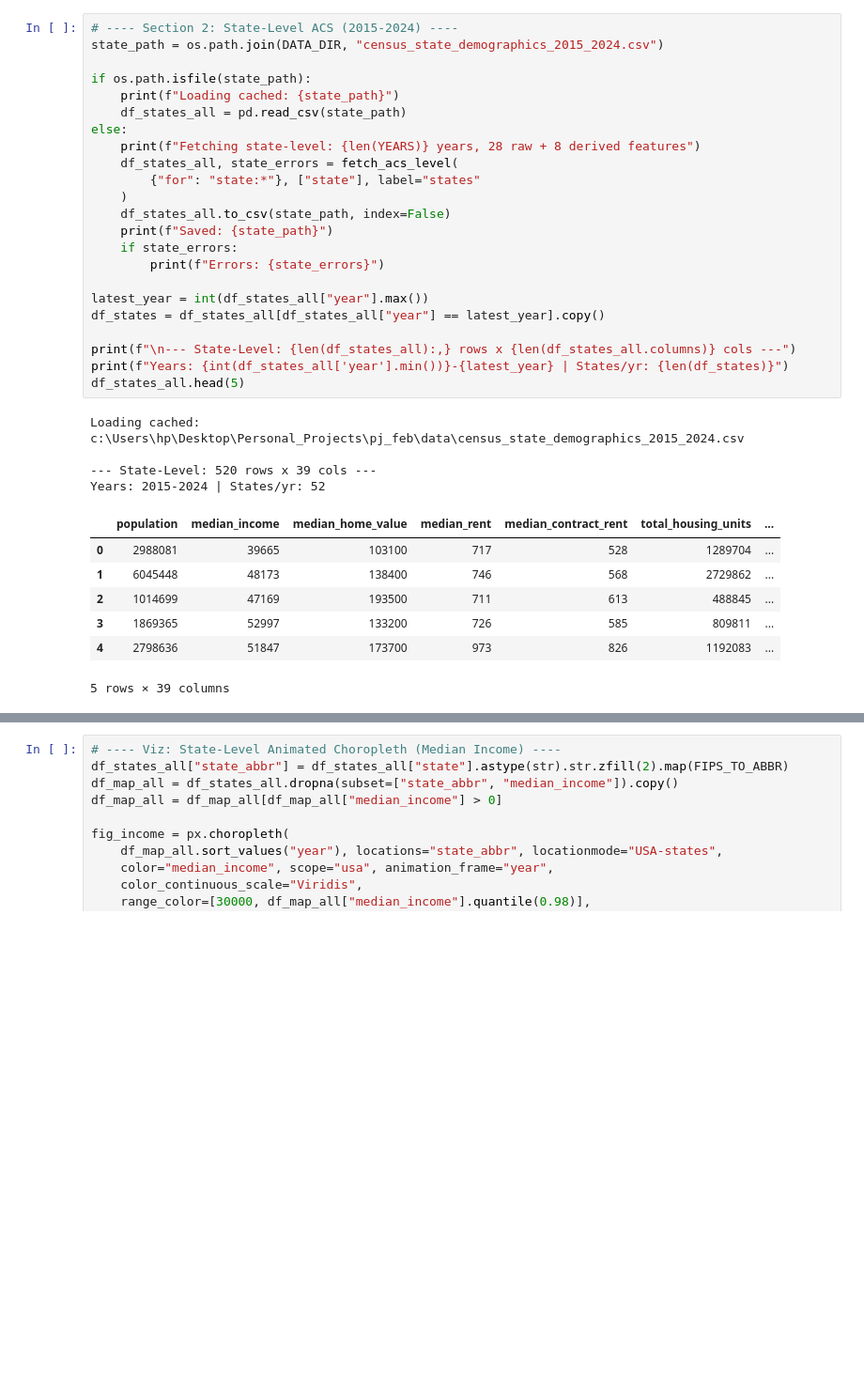
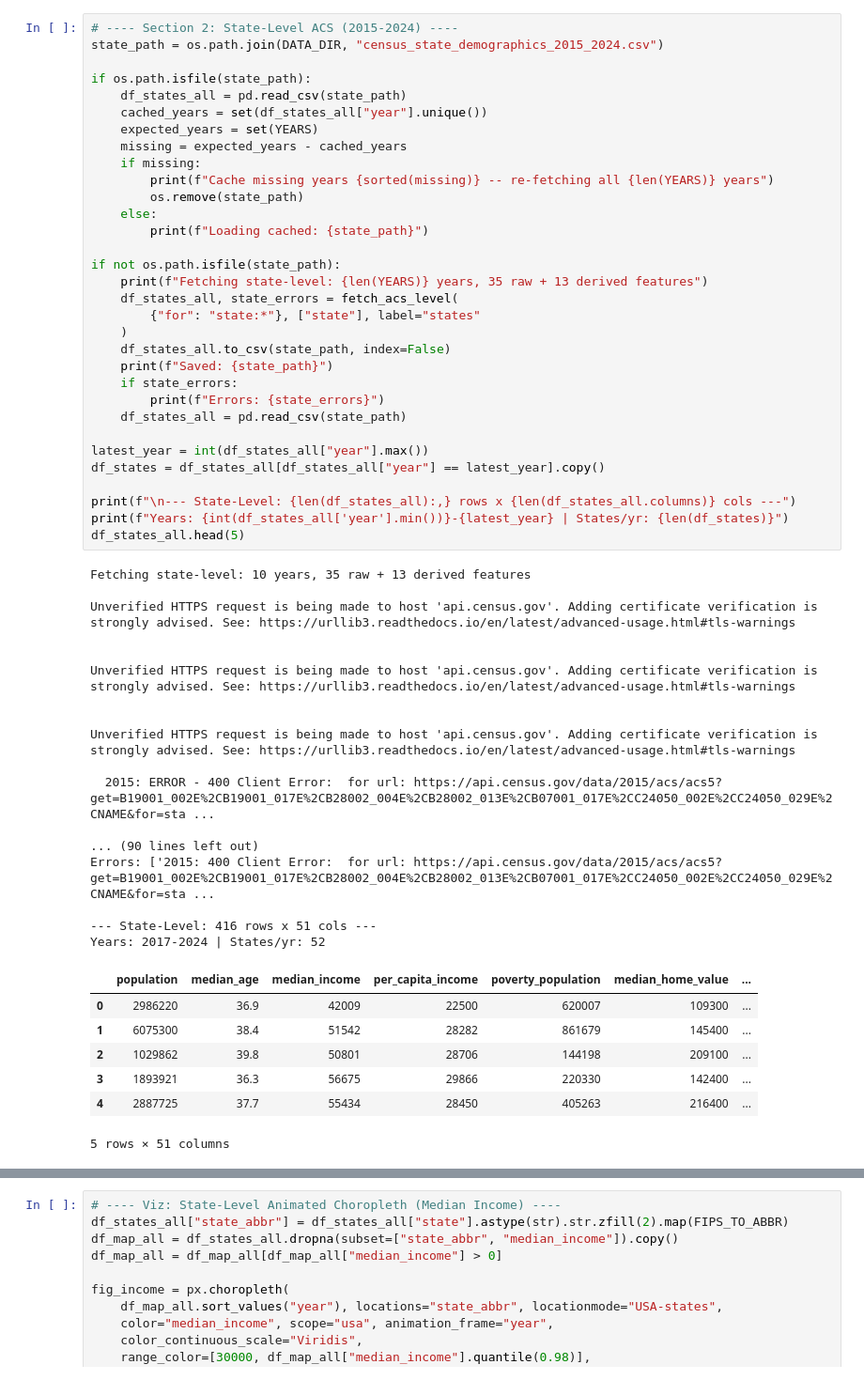
Before and after one commit to 03-ng-31/git_practice, a Jupyter notebook: 06_census_data_pipeline.ipynb, the cells around one changed output, grey strips where cells are left out. Shown at 94% size. Saved outputs shown, nothing was run; the diff lists cells and outputs as text; blank space fills up the shorter version.

```diff
--- a/06_census_data_pipeline.ipynb
+++ b/06_census_data_pipeline.ipynb
@@ -420,35 +523,57 @@ else:
 # %%
 # ---- Section 2: State-Level ACS (2015-2024) ----
 state_path = os.path.join(DATA_DIR, "census_state_demographics_2015_2024.csv")
 
 if os.path.isfile(state_path):
-    print(f"Loading cached: {state_path}")
     df_states_all = pd.read_csv(state_path)
-else:
-    print(f"Fetching state-level: {len(YEARS)} years, 28 raw + 8 derived features")
+    cached_years = set(df_states_all["year"].unique())
+    expected_years = set(YEARS)
+    missing = expected_years - cached_years
+    if missing:
+        print(f"Cache missing years {sorted(missing)} -- re-fetching all {len(YEARS)} years")
+        os.remove(state_path)
+    else:
+        print(f"Loading cached: {state_path}")
+
+if not os.path.isfile(state_path):
+    print(f"Fetching state-level: {len(YEARS)} years, 35 raw + 13 derived features")
     df_states_all, state_errors = fetch_acs_level(
         {"for": "state:*"}, ["state"], label="states"
     )
     df_states_all.to_csv(state_path, index=False)
     print(f"Saved: {state_path}")
     if state_errors:
         print(f"Errors: {state_errors}")
+    df_states_all = pd.read_csv(state_path)
 
 latest_year = int(df_states_all["year"].max())
 df_states = df_states_all[df_states_all["year"] == latest_year].copy()
 
 print(f"\n--- State-Level: {len(df_states_all):,} rows x {len(df_states_all.columns)} cols ---")
 print(f"Years: {int(df_states_all['year'].min())}-{latest_year} | States/yr: {len(df_states)}")
 df_states_all.head(5)
 # %% [output]
-Loading cached: c:\Users\hp\Desktop\Personal_Projects\pj_feb\data\census_state_demographics_2015_2024.csv
+Fetching state-level: 10 years, 35 raw + 13 derived features
 
---- State-Level: 520 rows x 39 cols ---
-Years: 2015-2024 | States/yr: 52
+Unverified HTTPS request is being made to host 'api.census.gov'. Adding certificate verification is strongly advised. See: https://urllib3.readthedocs.io/en/latest/advanced-usage.html#tls-warnings
+
+
+Unverified HTTPS request is being made to host 'api.census.gov'. Adding certificate verification is strongly advised. See: https://urllib3.readthedocs.io/en/latest/advanced-usage.html#tls-warnings
+
+
+Unverified HTTPS request is being made to host 'api.census.gov'. Adding certificate verification is strongly advised. See: https://urllib3.readthedocs.io/en/latest/advanced-usage.html#tls-warnings
+
+  2015: ERROR - 400 Client Error:  for url: https://api.census.gov/data/2015/acs/acs5?get=B19001_002E%2CB19001_017E%2CB28002_004E%2CB28002_013E%2CB07001_017E%2CC24050_002E%2CC24050_029E%2CNAME&for=sta ...
+
+... (90 lines left out)
+Errors: ['2015: 400 Client Error:  for url: https://api.census.gov/data/2015/acs/acs5?get=B19001_002E%2CB19001_017E%2CB28002_004E%2CB28002_013E%2CB07001_017E%2CC24050_002E%2CC24050_029E%2CNAME&for=sta ...
+
+--- State-Level: 416 rows x 51 cols ---
+Years: 2017-2024 | States/yr: 52
-|  | population | median_income | median_home_value | median_rent | median_contract_rent | total_housing_units | ... |
-| 0 | 2988081 | 39665 | 103100 | 717 | 528 | 1289704 | ... |
-| 1 | 6045448 | 48173 | 138400 | 746 | 568 | 2729862 | ... |
-| 2 | 1014699 | 47169 | 193500 | 711 | 613 | 488845 | ... |
-| 3 | 1869365 | 52997 | 133200 | 726 | 585 | 809811 | ... |
-| 4 | 2798636 | 51847 | 173700 | 973 | 826 | 1192083 | ... |
+|  | population | median_age | median_income | per_capita_income | poverty_population | median_home_value | ... |
+| 0 | 2986220 | 36.9 | 42009 | 22500 | 620007 | 109300 | ... |
+| 1 | 6075300 | 38.4 | 51542 | 28282 | 861679 | 145400 | ... |
+| 2 | 1029862 | 39.8 | 50801 | 28706 | 144198 | 209100 | ... |
+| 3 | 1893921 | 36.3 | 56675 | 29866 | 220330 | 142400 | ... |
+| 4 | 2887725 | 37.7 | 55434 | 28450 | 405263 | 216400 | ... |
-5 rows × 39 columns
+5 rows × 51 columns
```
Also changed, not shown: parts of 85 cells of this notebook.
